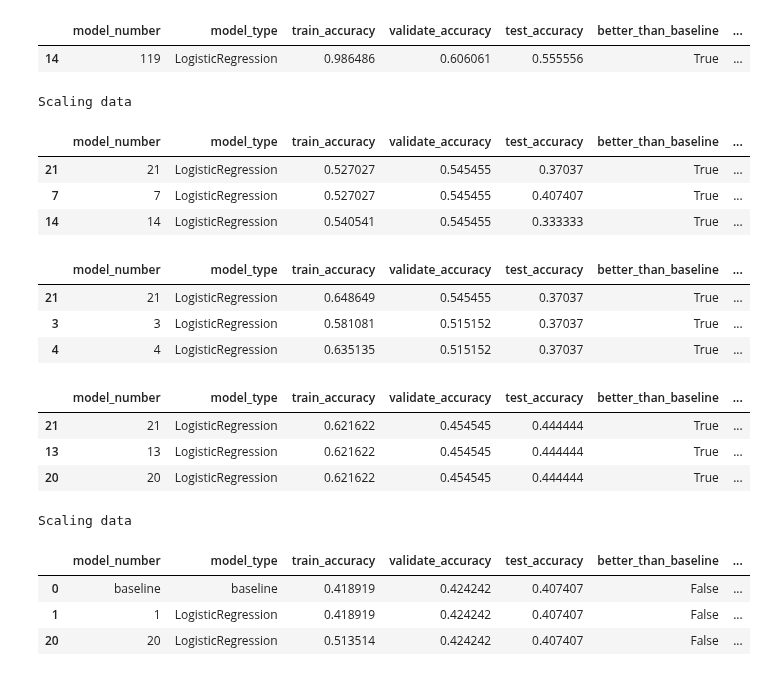
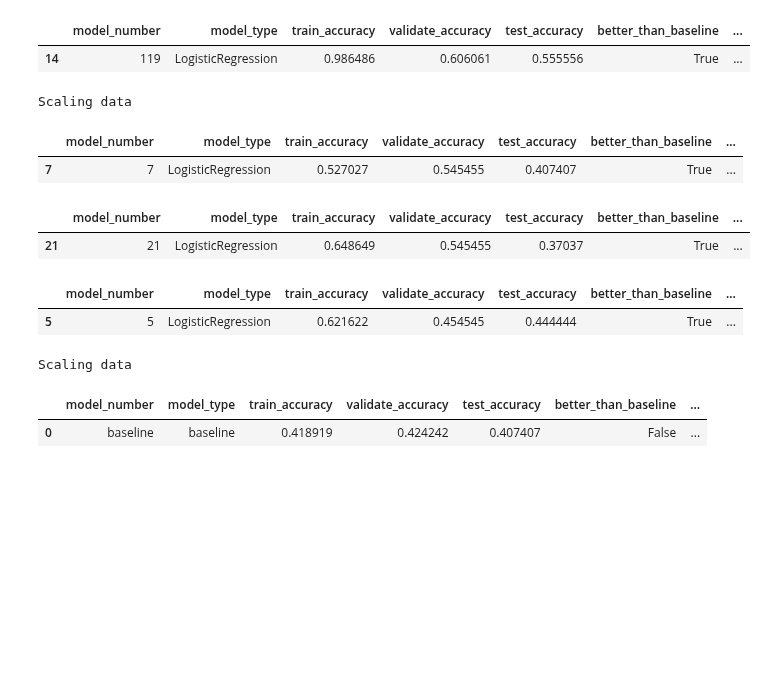
Before and after one commit to Two-Guys-and-a-Gal/NLP-Project, a Jupyter notebook: chris_work.ipynb, the cells around one changed output. Cells and saved outputs as stored; diff of their text form; code cells hidden in the pictures; blank space fills up the shorter version.

Commit message:
update model.py and chris_work and final report

```diff
--- a/chris_work.ipynb
+++ b/chris_work.ipynb
@@ -1090,32 +1090,24 @@ all_models.sort_values(['validate_accuracy','test_accuracy'], ascending=False).h
 |  | model_number | model_type | train_accuracy | validate_accuracy | test_accuracy | better_than_baseline | ... |
 | 14 | 119 | LogisticRegression | 0.986486 | 0.606061 | 0.555556 | True | ... |
 # %%
-model.run_models_on_feature_engineered_columns(df).sort_values('validate_accuracy', ascending=False).head(3)
+model.run_models_on_feature_engineered_columns(df).sort_values(['validate_accuracy', 'test_accuracy'], ascending=False).head(1)
 # %% [output]
 Scaling data
 |  | model_number | model_type | train_accuracy | validate_accuracy | test_accuracy | better_than_baseline | ... |
-| 21 | 21 | LogisticRegression | 0.527027 | 0.545455 | 0.37037 | True | ... |
 | 7 | 7 | LogisticRegression | 0.527027 | 0.545455 | 0.407407 | True | ... |
-| 14 | 14 | LogisticRegression | 0.540541 | 0.545455 | 0.333333 | True | ... |
 # %%
-model.run_models_on_feature_engineered_columns(df, scale=False).sort_values('validate_accuracy', ascending=False).head(3)
+model.run_models_on_feature_engineered_columns(df, scale=False).sort_values(['validate_accuracy', 'test_accuracy'], ascending=False).head(1)
 # %% [output]
 |  | model_number | model_type | train_accuracy | validate_accuracy | test_accuracy | better_than_baseline | ... |
 | 21 | 21 | LogisticRegression | 0.648649 | 0.545455 | 0.37037 | True | ... |
-| 3 | 3 | LogisticRegression | 0.581081 | 0.515152 | 0.37037 | True | ... |
-| 4 | 4 | LogisticRegression | 0.635135 | 0.515152 | 0.37037 | True | ... |
 # %%
-model.run_models_on_feature_engineered_columns(df, bigrams_only=True, scale=False).sort_values('validate_accuracy', ascending=False).head(3)
+model.run_models_on_feature_engineered_columns(df, bigrams_only=True, scale=False).sort_values(['validate_accuracy', 'test_accuracy'], ascending=False).head(1)
 # %% [output]
 |  | model_number | model_type | train_accuracy | validate_accuracy | test_accuracy | better_than_baseline | ... |
-| 21 | 21 | LogisticRegression | 0.621622 | 0.454545 | 0.444444 | True | ... |
-| 13 | 13 | LogisticRegression | 0.621622 | 0.454545 | 0.444444 | True | ... |
-| 20 | 20 | LogisticRegression | 0.621622 | 0.454545 | 0.444444 | True | ... |
+| 5 | 5 | LogisticRegression | 0.621622 | 0.454545 | 0.444444 | True | ... |
 # %%
-model.run_models_on_feature_engineered_columns(df, bigrams_only=True, scale=True).sort_values('validate_accuracy', ascending=False).head(3)
+model.run_models_on_feature_engineered_columns(df, bigrams_only=True, scale=True).sort_values(['validate_accuracy', 'test_accuracy'], ascending=False).head(1)
 # %% [output]
 Scaling data
 |  | model_number | model_type | train_accuracy | validate_accuracy | test_accuracy | better_than_baseline | ... |
 | 0 | baseline | baseline | 0.418919 | 0.424242 | 0.407407 | False | ... |
-| 1 | 1 | LogisticRegression | 0.418919 | 0.424242 | 0.407407 | False | ... |
-| 20 | 20 | LogisticRegression | 0.513514 | 0.424242 | 0.407407 | False | ... |
```
Also changed, not shown: 2 other files.
